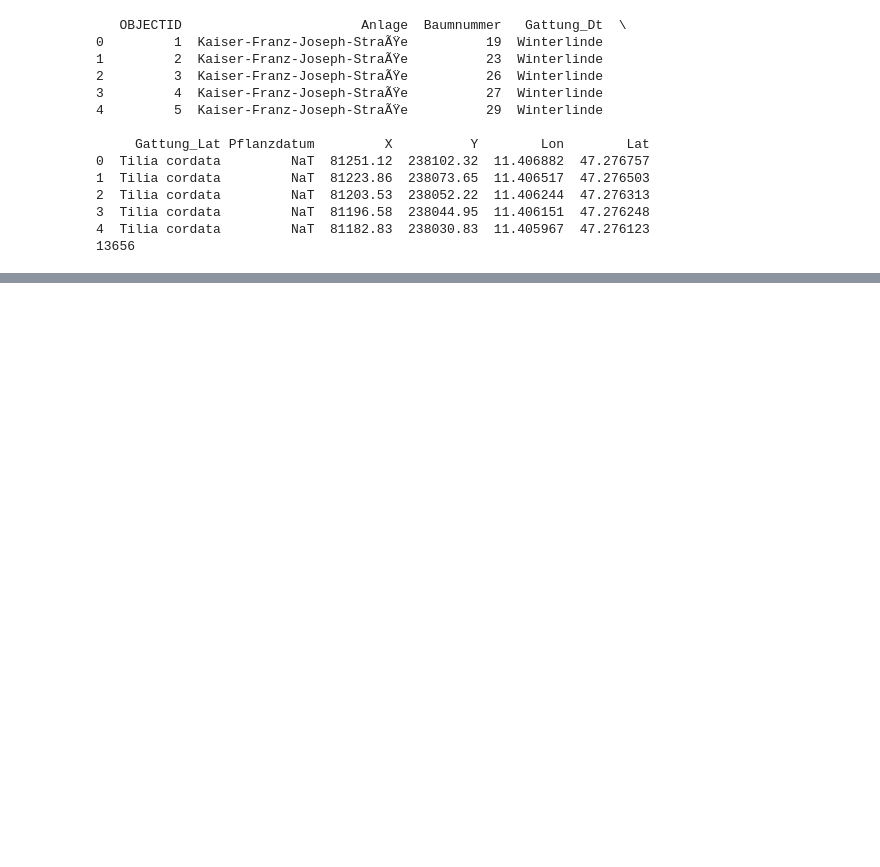
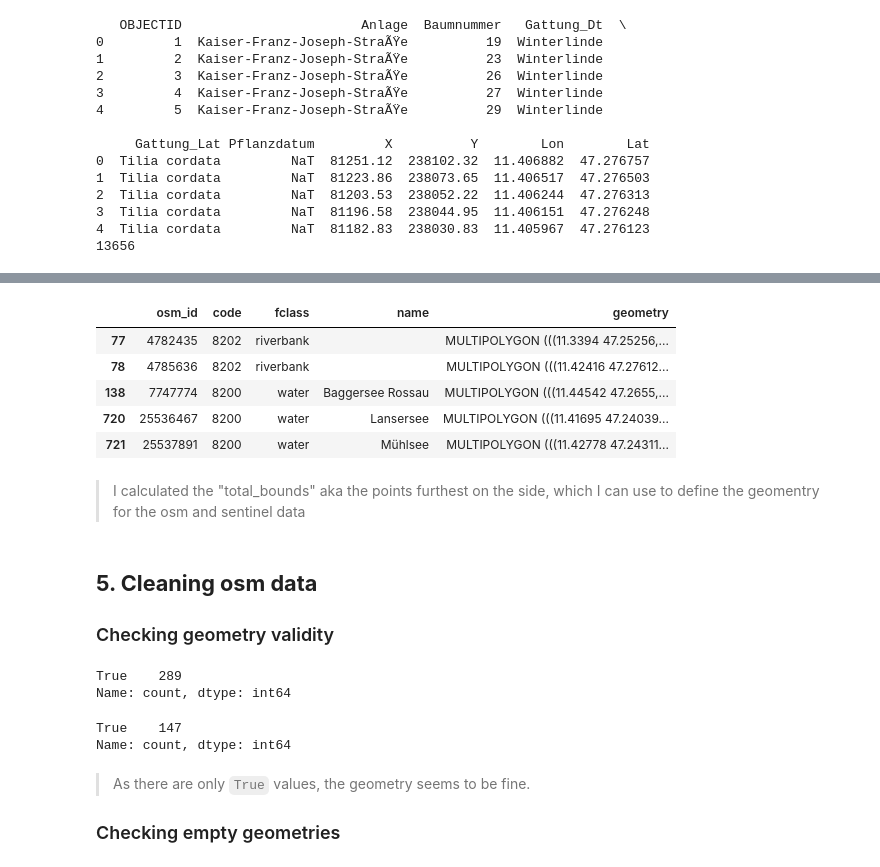
Before and after one commit to nikmaster/wu_dslab_infrared-city, a Jupyter notebook: project/notebook_scraping_more_baumkataters.ipynb, the cells around one changed output, grey strips where cells are left out. Cells and saved outputs as stored; diff of their text form; code cells hidden in the pictures; blank space fills up the shorter version.

```diff
--- a/project/notebook_scraping_more_baumkataters.ipynb
+++ b/project/notebook_scraping_more_baumkataters.ipynb
@@ -80,0 +409,47 @@ print(len(innsbruck))
+# %%
+#innsbruck
+roads_innsbruck = gpd.read_file("/home/jovyan/ideas-dslab-group1-shared/raw data/osm data/austria.gpkg", layer="gis_osm_roads_free").to_crs(4326)
+roads_innsbruck = roads_innsbruck.cx[innsbruck[0]:innsbruck[2], innsbruck[1]:innsbruck[3]] #here we clip to the location using baumkataster data
+buildings_innsbruck = gpd.read_file("/home/jovyan/ideas-dslab-group1-shared/raw data/osm data/austria.gpkg", layer="gis_osm_buildings_a_free").to_crs(4326)
+buildings_innsbruck = buildings_innsbruck.cx[innsbruck[0]:innsbruck[2], innsbruck[1]:innsbruck[3]]
+landuse_innsbruck = gpd.read_file("/home/jovyan/ideas-dslab-group1-shared/raw data/osm data/austria.gpkg", layer="gis_osm_landuse_a_free").to_crs(4326)
+landuse_innsbruck = landuse_innsbruck.cx[innsbruck[0]:innsbruck[2], innsbruck[1]:innsbruck[3]]
+water_innsbruck = gpd.read_file("/home/jovyan/ideas-dslab-group1-shared/raw data/osm data/austria.gpkg", layer="gis_osm_water_a_free").to_crs(4326)
+water_innsbruck = water_innsbruck.cx[innsbruck[0]:innsbruck[2], innsbruck[1]:innsbruck[3]]
+
+roads_innsbruck.head()
+buildings_innsbruck.head()
+landuse_innsbruck.head()
+water_innsbruck.head()
+# %% [output]
+|  | osm_id | code | fclass | name | geometry |
+| 77 | 4782435 | 8202 | riverbank |  | MULTIPOLYGON (((11.3394 47.25256,... |
+| 78 | 4785636 | 8202 | riverbank |  | MULTIPOLYGON (((11.42416 47.27612... |
+| 138 | 7747774 | 8200 | water | Baggersee Rossau | MULTIPOLYGON (((11.44542 47.2655,... |
+| 720 | 25536467 | 8200 | water | Lansersee | MULTIPOLYGON (((11.41695 47.24039... |
+| 721 | 25537891 | 8200 | water | Mühlsee | MULTIPOLYGON (((11.42778 47.24311... |
+# %% [markdown]
+<blockquote>I calculated the "total_bounds" aka the points furthest on the side, which I can use to define the geomentry for the osm and sentinel data</blockquote>
+# %% [markdown]
+## <b>5. Cleaning osm data</b>
+### Checking geometry validity
+# %%
+roads_linz.is_valid.value_counts()
+buildings_linz.is_valid.value_counts()
+landuse_linz.is_valid.value_counts()
+water_linz.is_valid.value_counts()
+# %% [output]
+True    289
+Name: count, dtype: int64
+# %%
+roads_innsbruck.is_valid.value_counts()
+buildings_innsbruck.is_valid.value_counts()
+landuse_innsbruck.is_valid.value_counts()
+water_innsbruck.is_valid.value_counts()
+# %% [output]
+True    147
+Name: count, dtype: int64
+# %% [markdown]
+<blockquote>As there are only <code>True</code> values, the geometry seems to be fine.</blockquote>
+
+### Checking empty geometries
```
Also changed, not shown: parts of 48 cells of this notebook, 2 other files.
